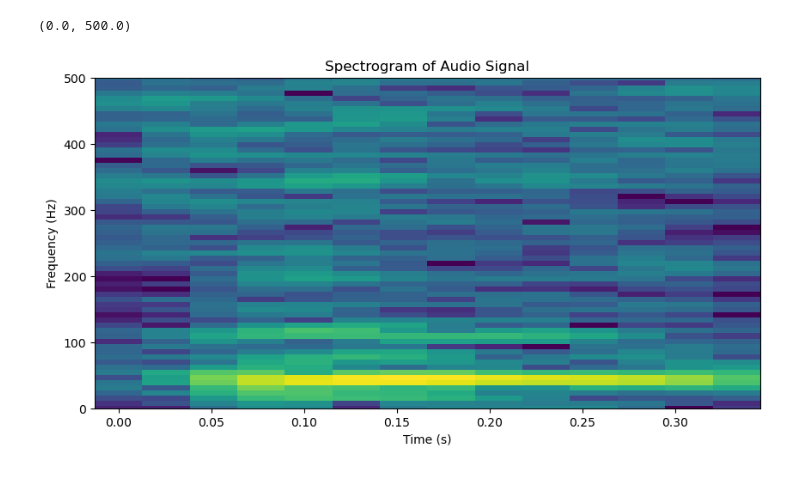
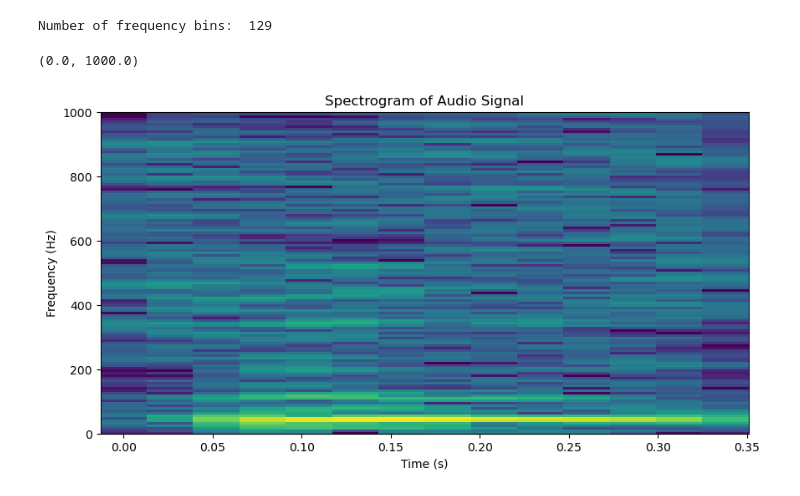
Before and after one commit to koekiekat/Skripsie, a Jupyter notebook: Software/Skripsie.ipynb, the cells around one changed output. Cells and saved outputs as stored; diff of their text form; code cells hidden in the pictures.

Commit message:
Working on STFT

```diff
--- a/Software/Skripsie.ipynb
+++ b/Software/Skripsie.ipynb
@@ -47,11 +52,24 @@ window = "hamming"
 # %%
-f, t, fft_frames = signal.stft(audio_segment, f_s, nperseg=framelength, noverlap=noverlap, window=window)
+#Calculate the STFT of the audio segment
+fs_new = 2000
+up = 1
+down = int(f_s / fs_new)
+audio_resampled = signal.resample_poly(audio_segment, up, down)
+
+framelength = 256
+noverlap = int(framelength * 0.8)
+window = "hamming"
+f, t, fft_frames = signal.stft(audio_resampled, fs_new, nperseg=framelength, noverlap=noverlap, window=window)
+print("Number of frequency bins: ", len(f))
+# %% [output]
+Number of frequency bins:  129
 # %%
+#Plot the spectrogram of the audio segment
 plt.pcolormesh(t, f, np.log(np.abs(fft_frames + 1e-16)), vmin = 0, vmax = np.max(np.log(np.abs(fft_frames + 1e-16))));
 plt.xlabel("Time (s)")
 plt.ylabel("Frequency (Hz)")
 plt.title("Spectrogram of Audio Signal")
-plt.ylim(0, 500)
+plt.ylim(0, fs_new/2)
 # %% [output]
-(0.0, 500.0)
+(0.0, 1000.0)
-[figure, old version]
+[figure, new version]
```
Also changed, not shown: parts of 3 cells of this notebook.
